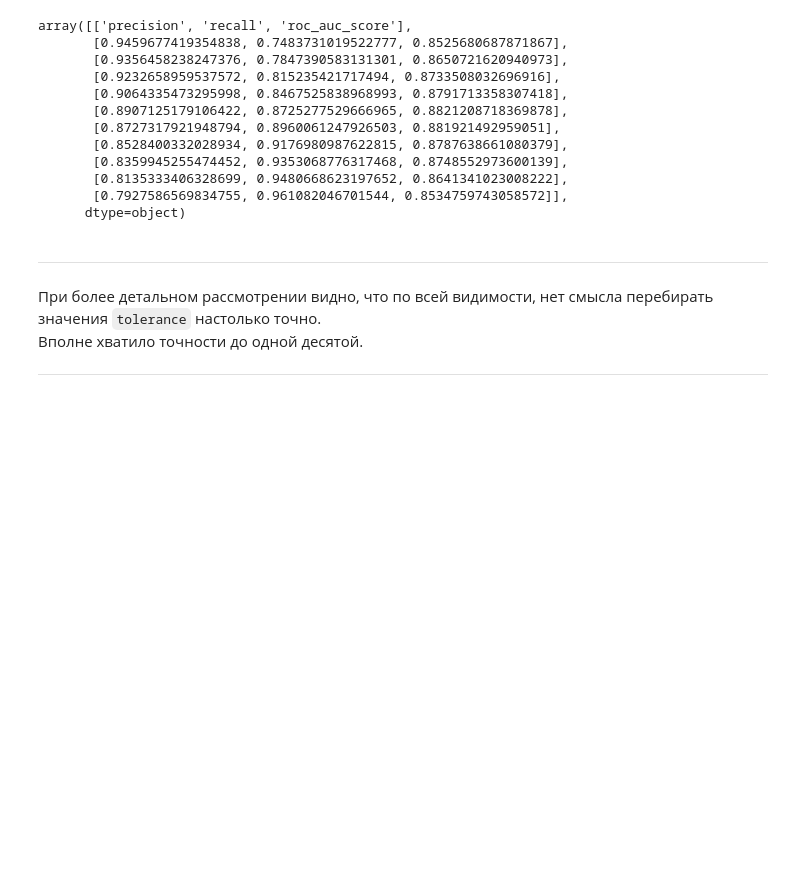
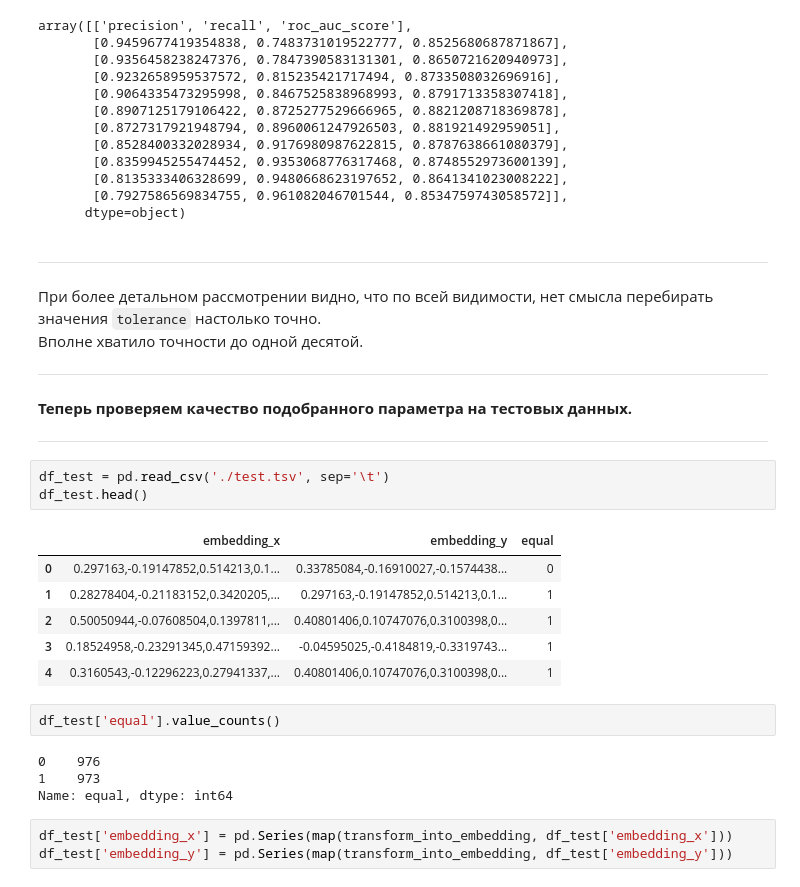
Before and after one commit to LeGGarD/smartsys-test-task, a Jupyter notebook: test_task_smartsys.ipynb, the cells around one changed output. Cells and saved outputs as stored; diff of their text form; blank space fills up the shorter version.

```diff
--- a/test_task_smartsys.ipynb
+++ b/test_task_smartsys.ipynb
@@ -335,3 +335,24 @@ array([['precision', 'recall', 'roc_auc_score'],
 При более детальном рассмотрении видно, что по всей видимости, нет смысла перебирать значения `tolerance` настолько точно.
 Вполне хватило точности до одной десятой.
 ***
+**Теперь проверяем качество подобранного параметра на тестовых данных.**
+***
+# %%
+df_test = pd.read_csv('./test.tsv', sep='\t')
+df_test.head()
+# %% [output]
+|  | embedding_x | embedding_y | equal |
+| 0 | 0.297163,-0.19147852,0.514213,0.1... | 0.33785084,-0.16910027,-0.1574438... | 0 |
+| 1 | 0.28278404,-0.21183152,0.3420205,... | 0.297163,-0.19147852,0.514213,0.1... | 1 |
+| 2 | 0.50050944,-0.07608504,0.1397811,... | 0.40801406,0.10747076,0.3100398,0... | 1 |
+| 3 | 0.18524958,-0.23291345,0.47159392... | -0.04595025,-0.4184819,-0.3319743... | 1 |
+| 4 | 0.3160543,-0.12296223,0.27941337,... | 0.40801406,0.10747076,0.3100398,0... | 1 |
+# %%
+df_test['equal'].value_counts()
+# %% [output]
+0    976
+1    973
+Name: equal, dtype: int64
+# %%
+df_test['embedding_x'] = pd.Series(map(transform_into_embedding, df_test['embedding_x']))
+df_test['embedding_y'] = pd.Series(map(transform_into_embedding, df_test['embedding_y']))
```
Also changed, not shown: parts of 6 cells of this notebook.
